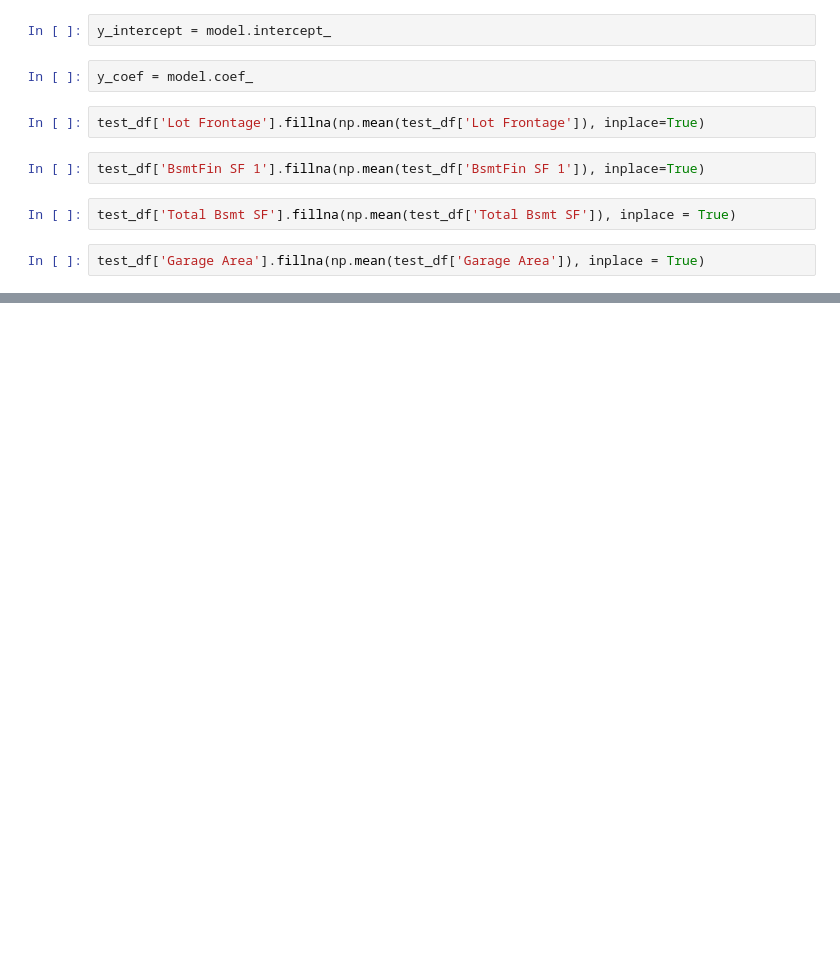
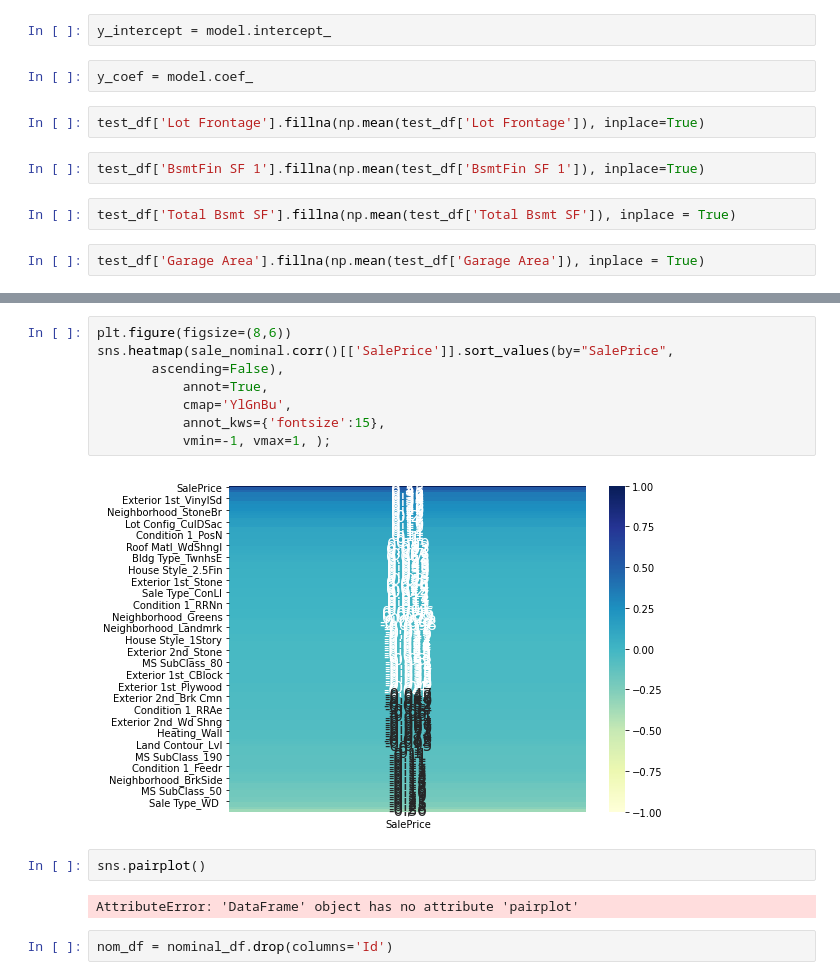
Before and after one commit to amcurley/GA_projects, a Jupyter notebook: Projects/project_2-master/ML_models.ipynb, the cells around one changed output, grey strips where cells are left out. Drawn from its saved outputs; the diff is of its cells as text; blank space fills up the shorter version.

```diff
--- a/Projects/project_2-master/ML_models.ipynb
+++ b/Projects/project_2-master/ML_models.ipynb
@@ -89,0 +143,16 @@ y_preds = model.predict(X_train)
+# %%
+plt.figure(figsize=(8,6))
+sns.heatmap(sale_nominal.corr()[['SalePrice']].sort_values(by="SalePrice",
+       ascending=False),
+           annot=True,
+           cmap='YlGnBu',
+           annot_kws={'fontsize':15},
+           vmin=-1, vmax=1, );
+# %% [output]
+[figure, added]
+# %%
+sns.pairplot()
+# %% [output]
+AttributeError: 'DataFrame' object has no attribute 'pairplot'
+# %%
+nom_df = nominal_df.drop(columns='Id')
```
Also changed, not shown: parts of 37 cells of this notebook, 3 other files.
